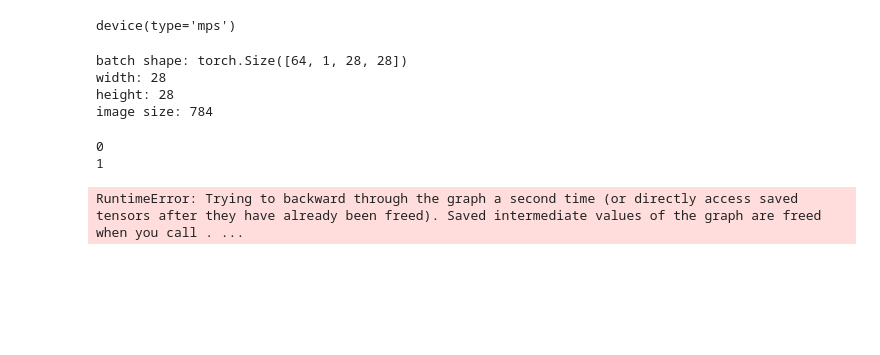
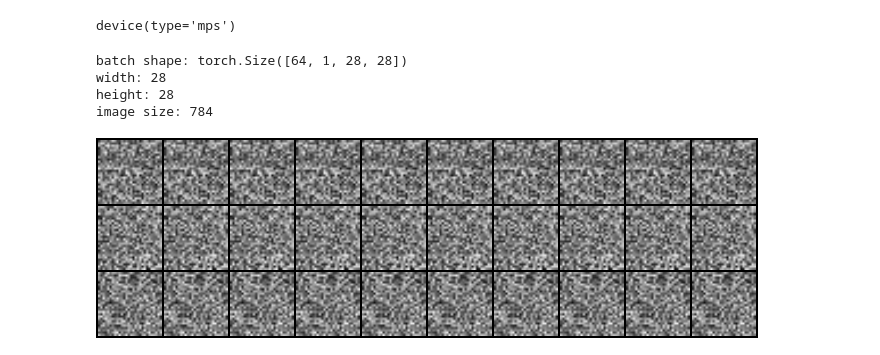
Before and after one commit to misya11p/generative-models, a Jupyter notebook: EBM.ipynb, the cells around one changed output. Saved outputs shown, nothing was run; the diff lists cells and outputs as text; code cells hidden in the pictures; blank space fills up the shorter version.

```diff
--- a/EBM.ipynb
+++ b/EBM.ipynb
@@ -20,7 +21,7 @@ batch_size = 64
 
 dataset = MNIST(
     root="data/",
-    train=True,
+    train=False,
     download=True,
     transform=transforms.ToTensor()
 )
@@ -50,6 +51,7 @@ class EnergyModel(nn.Module):
         super().__init__()
         self.image_size = image_size
         self.net = nn.Sequential(
+            nn.Flatten(),
             nn.Linear(image_size, 512),
             nn.ReLU(),
             nn.Linear(512, 128),
@@ -58,5 +60,4 @@ class EnergyModel(nn.Module):
         )
 
     def forward(self, x):
-        x = x.view(-1, self.image_size)
         return self.net(x)
@@ -78,8 +107,17 @@ def generate(model, n_iter=100, n_images=batch_size):
-# %%
-def draw(model, n_rows=1, n_cols=8, size=64):
-    images = generate(model, n_images=n_rows*n_cols)
-    images = transforms.Resize(size)(images)
-    img = torchvision.utils.make_grid(images, n_cols)
-    img = transforms.functional.to_pil_image(img)
-    display(img)
+# %%
+def draw(images, nrow, size=64):
+    images = transforms.Resize(size, antialias=True)(images)
+    img = torchvision.utils.make_grid(images, nrow)
+    img = transforms.functional.to_pil_image(img)
+    display(img)
+
+def draw_hist(model, n_images=1, n_hist=10, n_iter=100, size=64):
+    _, history = generate(model, n_iter=n_iter, n_images=n_images)
+    idx = torch.linspace(0, n_iter-1, n_hist).long()
+    history = history[:,idx].view(-1, 1, h, w)
+    draw(history, n_hist, size)
+
+def draw_gen(model, n_rows=1, n_cols=8, size=64):
+    images, _ = generate(model, n_images=n_rows*n_cols)
+    draw(images, n_rows, size)
 # %%
@@ -100,9 +143,6 @@ def train(model, optim, n_epochs):
 # %%
 model = EnergyModel().to(device)
-optimizer = optim.Adam(model.parameters(), lr=1e-4)
+optimizer = optim.SGD(model.parameters(), lr=1e-4)
+draw_hist(model, 3, 10, 100)
+# %% [output]
+[figure, added]
-# %%
-draw(model)
-# %% [output]
-0
-1
-RuntimeError: Trying to backward through the graph a second time (or directly access saved tensors after they have already been freed). Saved intermediate values of the graph are freed when you call . ...
```
Also changed, not shown: parts of 6 cells of this notebook.
